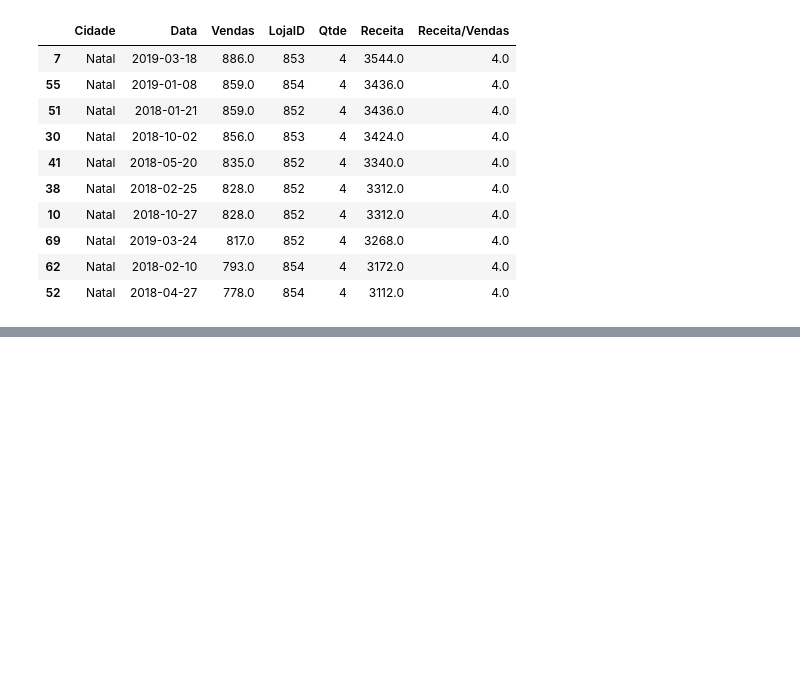
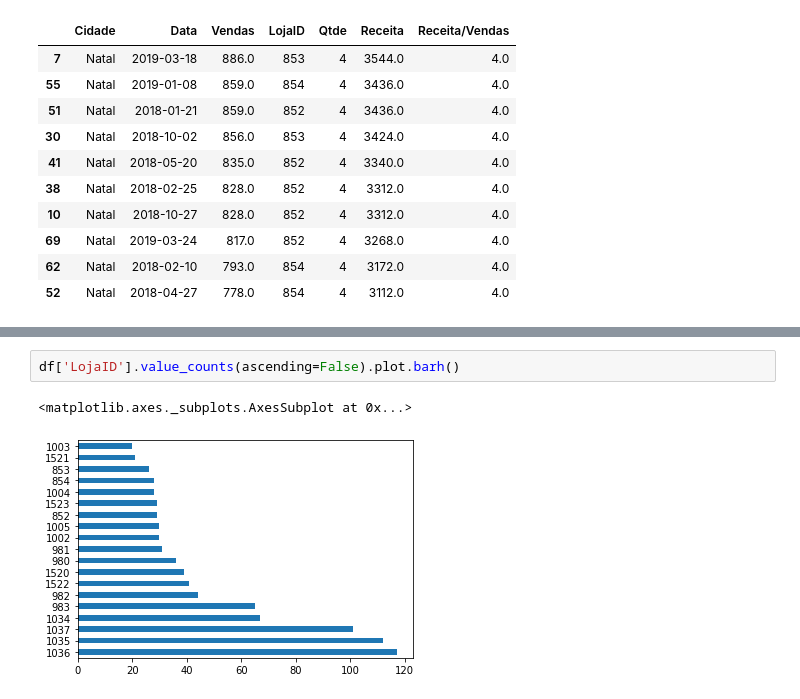
Before and after one commit to victornoda/Analise.de.Dados.com.Python.e.Pandas, a Jupyter notebook: trabalhandocomplanilhasdoexcel.ipynb, the cells around one changed output, grey strips where cells are left out. Saved outputs shown, nothing was run; the diff lists cells and outputs as text; blank space fills up the shorter version.

```diff
--- a/trabalhandocomplanilhasdoexcel.ipynb
+++ b/trabalhandocomplanilhasdoexcel.ipynb
@@ -223,0 +363,5 @@ df.sort_values('Receita', ascending=False).head(10)
+# %%
+df['LojaID'].value_counts(ascending=False).plot.barh()
+# %% [output]
+<matplotlib.axes._subplots.AxesSubplot at 0x...>
+[figure, added]
```
Also changed, not shown: parts of 33 cells of this notebook.
